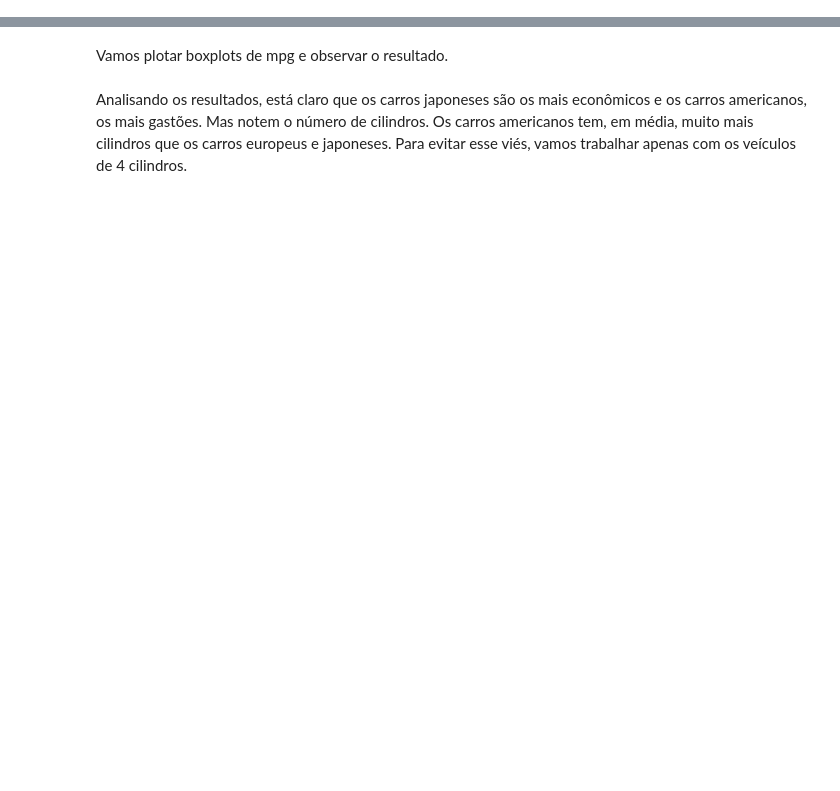
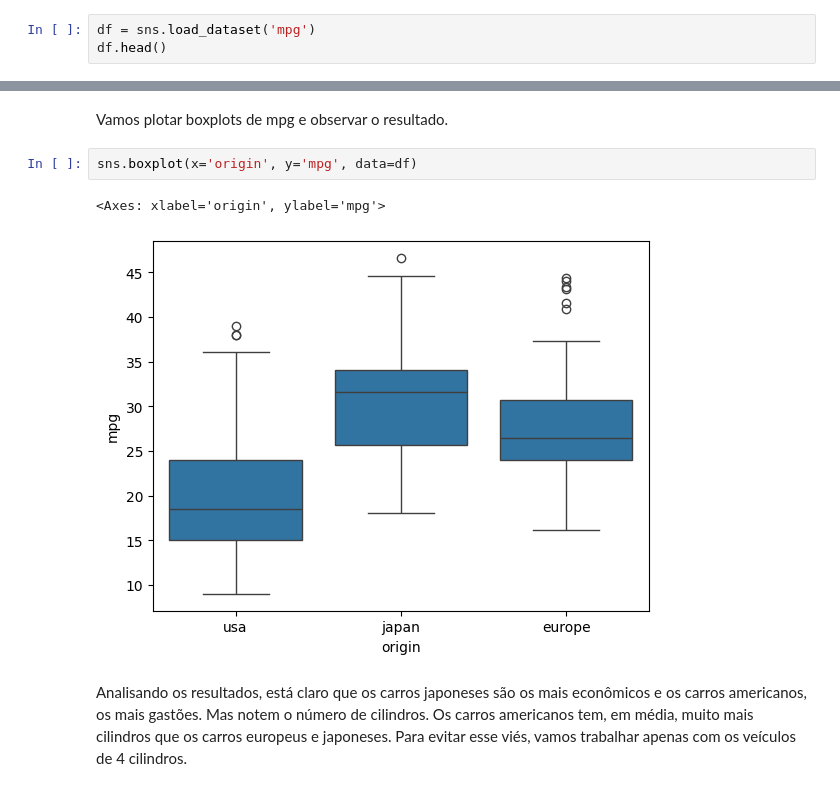
Before and after one commit to UlissesJunior/XMAC02-MetodosMatematicosAnaliseDados, a Jupyter notebook: Notebooks/Aula22 - ANOVA/Aula22.ipynb, the cells around one changed output, grey strips where cells are left out. Cells and saved outputs as stored; diff of their text form; blank space fills up the shorter version.

```diff
--- a/Notebooks/Aula22 - ANOVA/Aula22.ipynb
+++ b/Notebooks/Aula22 - ANOVA/Aula22.ipynb
@@ -25,3 +52,6 @@ Usaremos o dataset mpg (miles per galon) do seaborn. Queremos descobrir se carro
 # %% [markdown]
 H0: μus = μjp = μeu \
 Ha: Médias não são iguais
+# %%
+df = sns.load_dataset('mpg')
+df.head()
@@ -30,4 +83,9 @@ Queremo saber se os carros japoneses, americanos e europeus tem o mesmo consumo
 # %% [markdown]
 Vamos plotar boxplots de mpg e observar o resultado.
+# %%
+sns.boxplot(x='origin', y='mpg', data=df)
+# %% [output]
+<Axes: xlabel='origin', ylabel='mpg'>
+[figure, added]
 # %% [markdown]
 Analisando os resultados, está claro que os carros japoneses são os mais econômicos e os carros americanos, os mais gastões. Mas notem o número de cilindros. Os carros americanos tem, em média, muito mais cilindros que os carros europeus e japoneses. Para evitar esse viés, vamos trabalhar apenas com os veículos de 4 cilindros.
```
Also changed, not shown: parts of 13 cells of this notebook.
